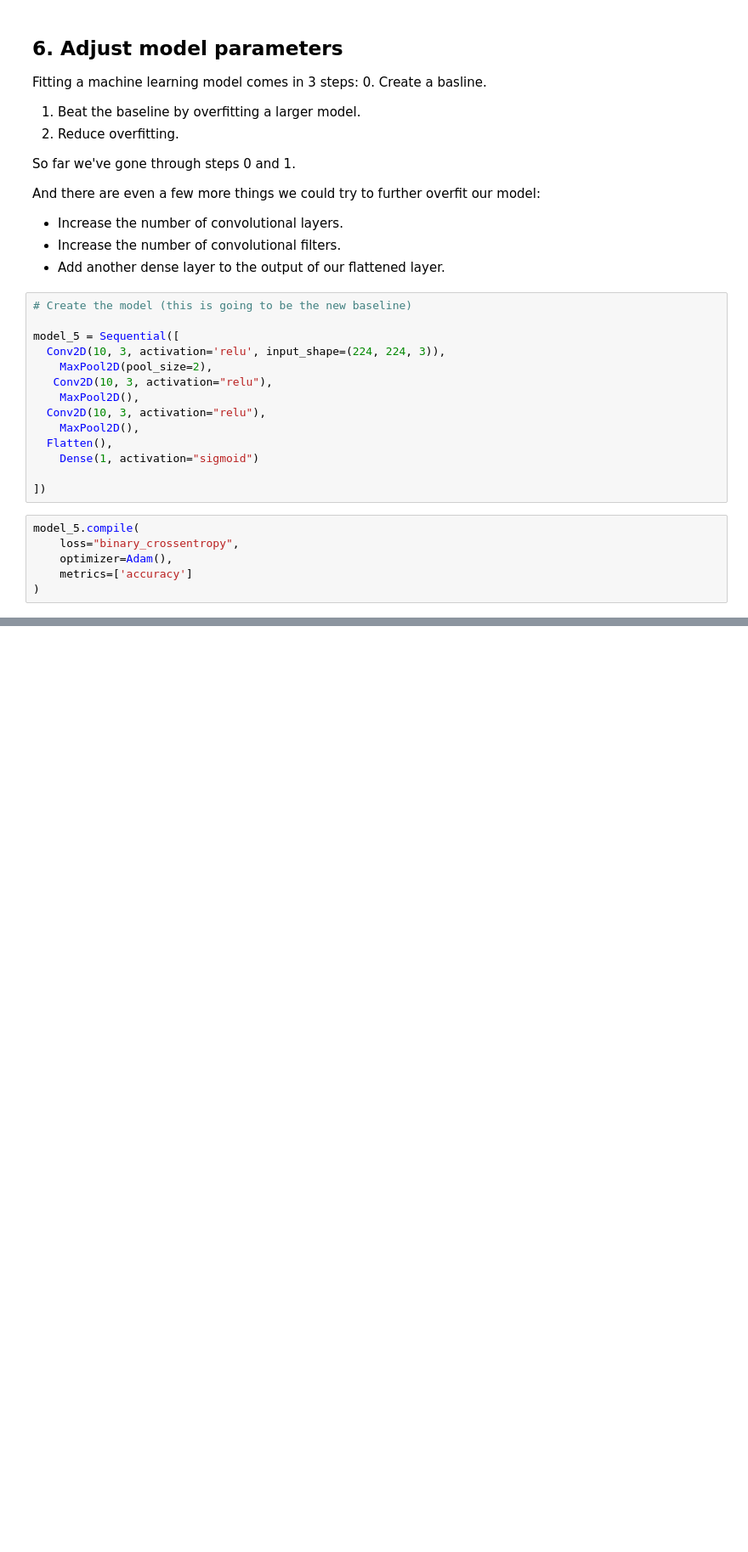
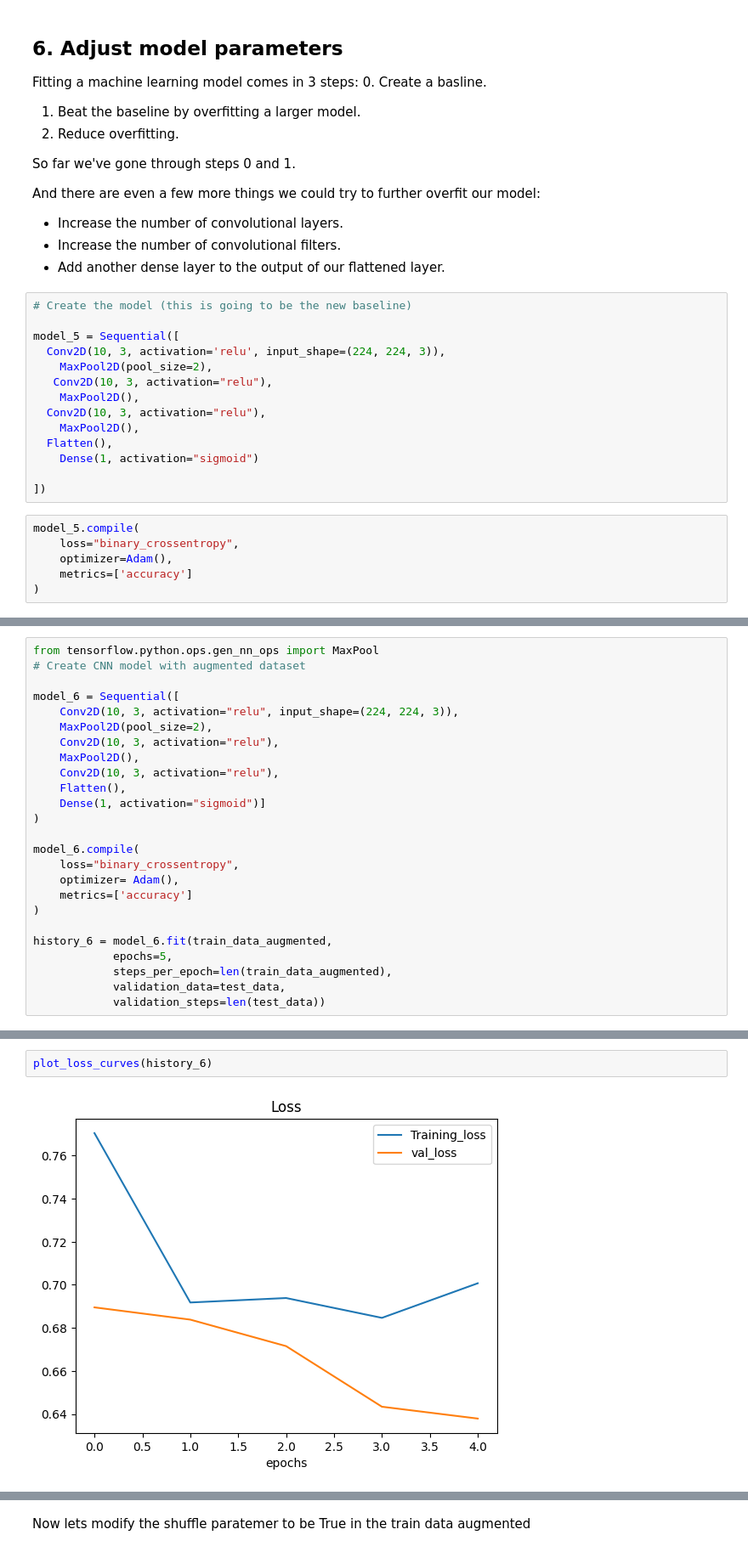
Before and after one commit to jul1998/tensorflow_projects, a Jupyter notebook: 03_convolutional_neural_networks_in_tensorflow.ipynb, the cells around one changed output, grey strips where cells are left out. Shown at 85% size. Cells and saved outputs as stored; diff of their text form; blank space fills up the shorter version.

```diff
--- a/03_convolutional_neural_networks_in_tensorflow.ipynb
+++ b/03_convolutional_neural_networks_in_tensorflow.ipynb
@@ -668,0 +747,25 @@ _________________________________________________________________
+# %%
+from tensorflow.python.ops.gen_nn_ops import MaxPool
+# Create CNN model with augmented dataset
+
+model_6 = Sequential([
+    Conv2D(10, 3, activation="relu", input_shape=(224, 224, 3)),
+    MaxPool2D(pool_size=2),
+    Conv2D(10, 3, activation="relu"),
+    MaxPool2D(),
+    Conv2D(10, 3, activation="relu"),
+    Flatten(),
+    Dense(1, activation="sigmoid")]
+)
+
+model_6.compile(
+    loss="binary_crossentropy",
+    optimizer= Adam(),
+    metrics=['accuracy']
+)
+
+history_6 = model_6.fit(train_data_augmented,
+            epochs=5,
+            steps_per_epoch=len(train_data_augmented),
+            validation_data=test_data,
+            validation_steps=len(test_data))
@@ -668,0 +783,4 @@ _________________________________________________________________
+# %%
+plot_loss_curves(history_6)
+# %% [output]
+[figure, added]
@@ -668,0 +788,2 @@ _________________________________________________________________
+# %% [markdown]
+Now lets modify the shuffle paratemer to be True in the train data augmented
```
Also changed, not shown: parts of 54 cells of this notebook.
